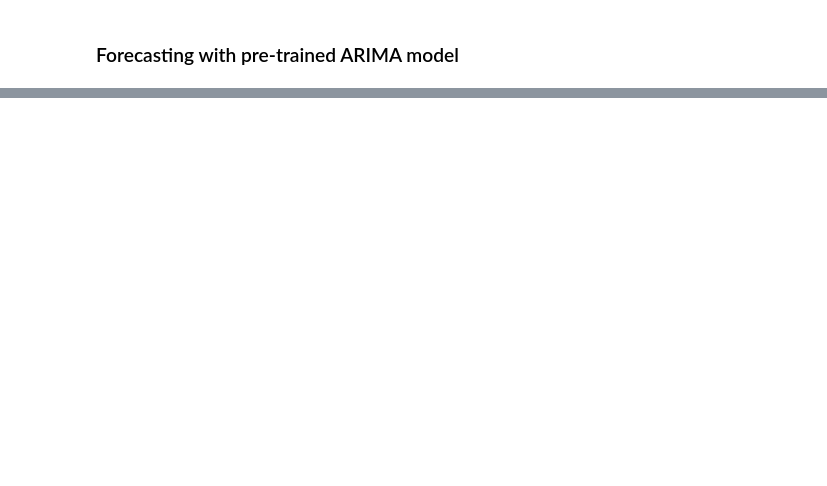
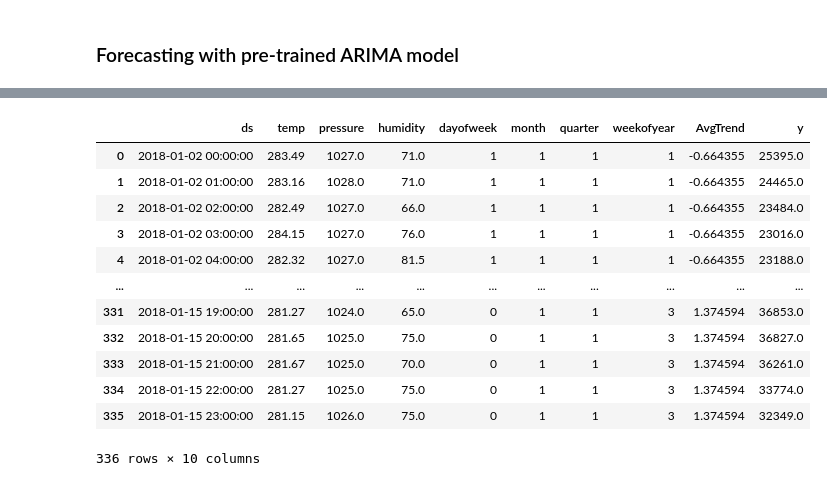
Before and after one commit to mendyhsu/Capstone, a Jupyter notebook: Modeling.ipynb, the cells around one changed output, grey strips where cells are left out. Cells and saved outputs as stored; diff of their text form; code cells hidden in the pictures; blank space fills up the shorter version.

```diff
--- a/Modeling.ipynb
+++ b/Modeling.ipynb
@@ -713,0 +733,34 @@ plt.show()
+# %%
+df_temp = df.reset_index().rename(columns={
+    'time': 'ds',
+    'trend': 'AvgTrend',
+    'total generation': 'y'
+}).set_index('ds')
+
+forecast_start = '2018-01-02'
+forecast_end = pd.to_datetime(forecast_start) + timedelta(days=14) - timedelta(hours=1)
+
+train_start = pd.to_datetime(forecast_start) - timedelta(days=120)
+train_end = pd.to_datetime(forecast_start) - timedelta(hours=1)
+
+feat_col_sel = [
+    'ds', 'temp', 'pressure', 'humidity', 'dayofweek', 'month', 'quarter', 'weekofyear', 'AvgTrend', 'y'
+]
+dfPh_train = df_temp.loc[:train_end].reset_index()[feat_col_sel]
+dfPh_test = df_temp.loc[forecast_start:forecast_end].reset_index()[feat_col_sel]
+
+dfPh_test
+# %% [output]
+|  | ds | temp | pressure | humidity | dayofweek | month | quarter | weekofyear | AvgTrend | y |
+| 0 | 2018-01-02 00:00:00 | 283.49 | 1027.0 | 71.0 | 1 | 1 | 1 | 1 | -0.664355 | 25395.0 |
+| 1 | 2018-01-02 01:00:00 | 283.16 | 1028.0 | 71.0 | 1 | 1 | 1 | 1 | -0.664355 | 24465.0 |
+| 2 | 2018-01-02 02:00:00 | 282.49 | 1027.0 | 66.0 | 1 | 1 | 1 | 1 | -0.664355 | 23484.0 |
+| 3 | 2018-01-02 03:00:00 | 284.15 | 1027.0 | 76.0 | 1 | 1 | 1 | 1 | -0.664355 | 23016.0 |
+| 4 | 2018-01-02 04:00:00 | 282.32 | 1027.0 | 81.5 | 1 | 1 | 1 | 1 | -0.664355 | 23188.0 |
+| ... | ... | ... | ... | ... | ... | ... | ... | ... | ... | ... |
+| 331 | 2018-01-15 19:00:00 | 281.27 | 1024.0 | 65.0 | 0 | 1 | 1 | 3 | 1.374594 | 36853.0 |
+| 332 | 2018-01-15 20:00:00 | 281.65 | 1025.0 | 75.0 | 0 | 1 | 1 | 3 | 1.374594 | 36827.0 |
+| 333 | 2018-01-15 21:00:00 | 281.67 | 1025.0 | 70.0 | 0 | 1 | 1 | 3 | 1.374594 | 36261.0 |
+| 334 | 2018-01-15 22:00:00 | 281.27 | 1025.0 | 75.0 | 0 | 1 | 1 | 3 | 1.374594 | 33774.0 |
+| 335 | 2018-01-15 23:00:00 | 281.15 | 1026.0 | 75.0 | 0 | 1 | 1 | 3 | 1.374594 | 32349.0 |
+336 rows × 10 columns
```
Also changed, not shown: parts of 23 cells of this notebook, 2 other files.
